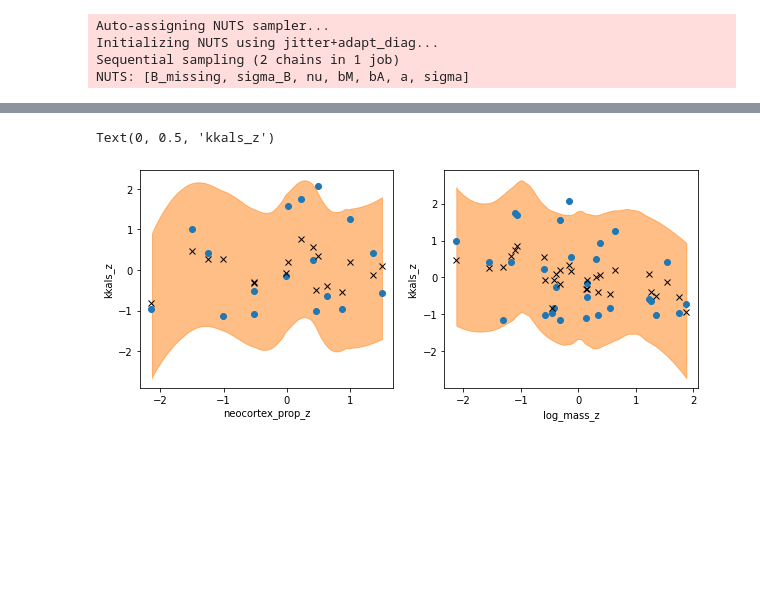
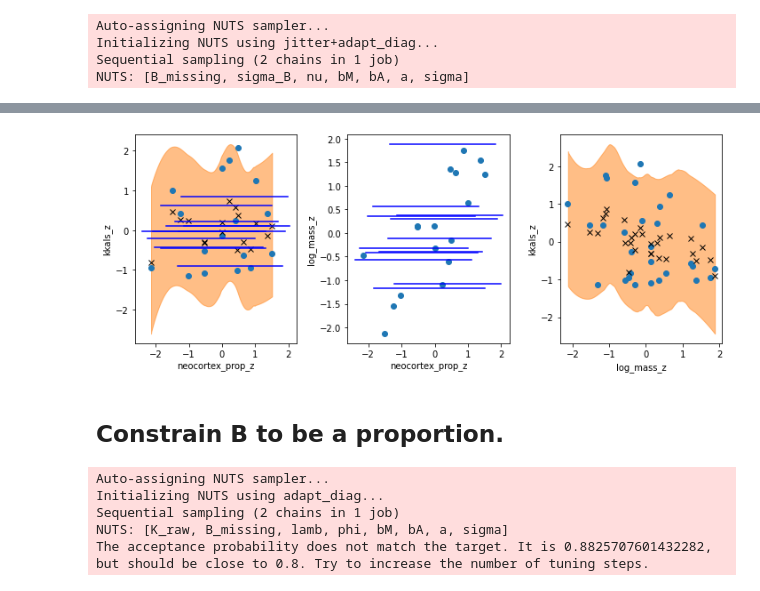
Before and after one commit to psilentp/bayesian-modeling-projects, a Jupyter notebook: notebooks/04_pymc3_missing_data.ipynb, the cells around one changed output, grey strips where cells are left out. Saved outputs shown, nothing was run; the diff lists cells and outputs as text; code cells hidden in the pictures; blank space fills up the shorter version.

Commit message:
feat: add model that samples missing proportions from beta

```diff
--- a/notebooks/04_pymc3_missing_data.ipynb
+++ b/notebooks/04_pymc3_missing_data.ipynb
@@ -20,7 +18,7 @@ MILK_DATASET_PATH = f"{_BASE_URL}/milk.csv"
 
 milk_data = pd.read_csv(MILK_DATASET_PATH, sep=";")
 milk_data["log_mass"] = np.log(milk_data["mass"])
-milk_data["neocortex.prop"] = milk_data["neocortex.perc"] * 100
+milk_data["neocortex.prop"] = milk_data["neocortex.perc"] / 100
 # %%
 milk_data[["kkals_z", "neocortex_prop_z", "log_mass_z"]] = milk_data[
     ["kcal.per.g", "neocortex.prop", "log_mass"]
@@ -53,13 +51,11 @@ $$
 with model:
     trace = pm.sample(1000, tune=1000)
     # prior = pm.sample_prior_predictive(1000)
-    posterior_predictive = pm.sample_posterior_predictive(trace)
-    #pm_data = az.from_pymc3(
+    posterior_predictive = pm.sample_posterior_predictive(trace, var_names=["K"])
+    # pm_data = az.from_pymc3(
     #    trace=trace, prior=prior, posterior_predictive=posterior_predictive
-    #)
-    pm_data = az.from_pymc3(
-        trace=trace, posterior_predictive=posterior_predictive
-    )
+    # )
+    pm_data = az.from_pymc3(trace=trace, posterior_predictive=posterior_predictive)
 # %% [output]
 Auto-assigning NUTS sampler...
 Initializing NUTS using jitter+adapt_diag...
@@ -68,22 +97,39 @@ NUTS: [B_missing, sigma_B, nu, bM, bA, a, sigma]
+# %%
+err = pm.hpd(pm_data.posterior["B_missing"].values)
 # %%
 plt.figure(figsize=(10, 4))
-plt.subplot(1, 2, 1)
-
+plt.subplot(1, 3, 1)
 y_hat = pm_data.posterior_predictive["K"].values.reshape(-1, 29).mean(axis=0)
 m = ~np.isnan(milk_data_["neocortex_prop_z"])
 az.plot_hpd(
     milk_data_["neocortex_prop_z"][m], pm_data.posterior_predictive["K"].values[:, :, m]
 )
 plt.plot(milk_data_["neocortex_prop_z"], milk_data_["kkals_z"], "o")
 plt.plot(milk_data_["neocortex_prop_z"], y_hat, "x", color="k")
+
+plt.plot(err.T, np.vstack((y_hat[~m], y_hat[~m])), color="b")
 plt.gca().set_xlabel("neocortex_prop_z")
 plt.gca().set_ylabel("kkals_z")
-plt.subplot(1, 2, 2)
+
+plt.subplot(1, 3, 2)
+m = ~np.isnan(milk_data_["neocortex_prop_z"])
+plt.plot(milk_data_["neocortex_prop_z"], milk_data_["log_mass_z"], "o")
+# plt.plot(milk_data_["neocortex_prop_z"], y_hat, "x", color="k")
+plt.plot(
+    err.T,
+    np.vstack((milk_data_["log_mass_z"][~m], milk_data_["log_mass_z"][~m])),
+    color="b",
+)
+plt.gca().set_xlabel("neocortex_prop_z")
+plt.gca().set_ylabel("log_mass_z")
+
+plt.subplot(1, 3, 3)
 az.plot_hpd(milk_data_["log_mass_z"], pm_data.posterior_predictive["K"])
 plt.plot(milk_data_["log_mass_z"], milk_data_["kkals_z"], "o")
 plt.plot(milk_data_["log_mass_z"], y_hat, "x", color="k")
 plt.gca().set_xlabel("log_mass_z")
 plt.gca().set_ylabel("kkals_z")
+
+plt.tight_layout()
 # %% [output]
-Text(0, 0.5, 'kkals_z')
-[figure, old version]
+[figure, new version]
@@ -89,0 +140,2 @@ Text(0, 0.5, 'kkals_z')
+# %% [markdown]
+## Constrain B to be a proportion.
@@ -89,0 +161,15 @@ Text(0, 0.5, 'kkals_z')
+# %%
+with model2:
+    trace = pm.sample(1000, tune=3000, init="adapt_diag")
+    # prior = pm.sample_prior_predictive(1000)
+    posterior_predictive = pm.sample_posterior_predictive(trace, var_names=["K"])
+    # pm_data = az.from_pymc3(
+    #    trace=trace, prior=prior, posterior_predictive=posterior_predictive
+    # )
+    pm_data2 = az.from_pymc3(trace=trace, posterior_predictive=posterior_predictive)
+# %% [output]
+Auto-assigning NUTS sampler...
+Initializing NUTS using adapt_diag...
+Sequential sampling (2 chains in 1 job)
+NUTS: [K_raw, B_missing, lamb, phi, bM, bA, a, sigma]
+The acceptance probability does not match the target. It is 0.8825707601432282, but should be close to 0.8. Try to increase the number of tuning steps.
```
Also changed, not shown: parts of 7 cells of this notebook.
